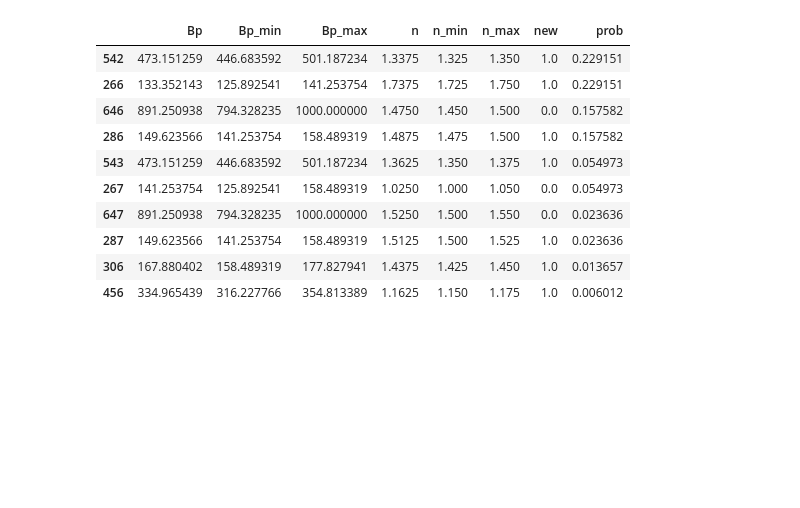
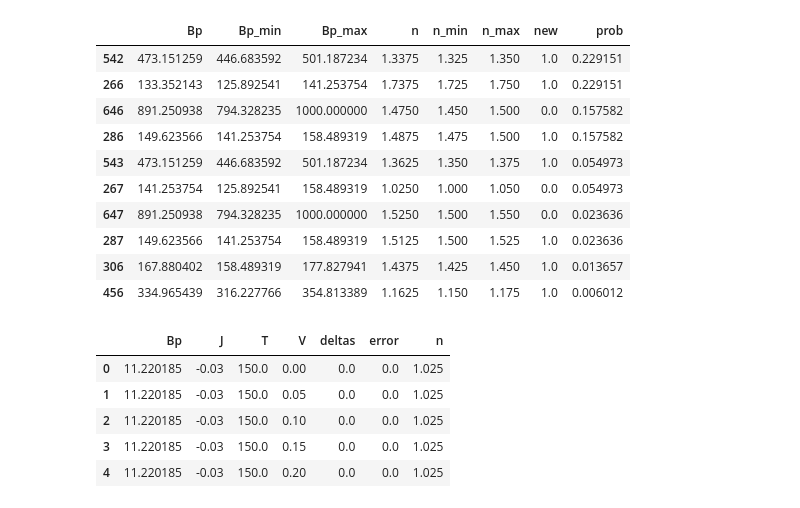
Before and after one commit to PV-Lab/bayesim, a Jupyter notebook: examples/diode/ideal_diode.ipynb, the cells around one changed output. Saved outputs shown, nothing was run; the diff lists cells and outputs as text; code cells hidden in the pictures; blank space fills up the shorter version.

```diff
--- a/examples/diode/ideal_diode.ipynb
+++ b/examples/diode/ideal_diode.ipynb
@@ -243,3 +243,12 @@ m.probs.most_probable(10)
 #m.save_state()
 # %%
 #m = bym.model(state_file='bayesim_state.h5')
+# %%
+m.model_data.head()
+# %% [output]
+|  | Bp | J | T | V | deltas | error | n |
+| 0 | 11.220185 | -0.03 | 150.0 | 0.00 | 0.0 | 0.0 | 1.025 |
+| 1 | 11.220185 | -0.03 | 150.0 | 0.05 | 0.0 | 0.0 | 1.025 |
+| 2 | 11.220185 | -0.03 | 150.0 | 0.10 | 0.0 | 0.0 | 1.025 |
+| 3 | 11.220185 | -0.03 | 150.0 | 0.15 | 0.0 | 0.0 | 1.025 |
+| 4 | 11.220185 | -0.03 | 150.0 | 0.20 | 0.0 | 0.0 | 1.025 |
```
Also changed, not shown: 13 other files.
